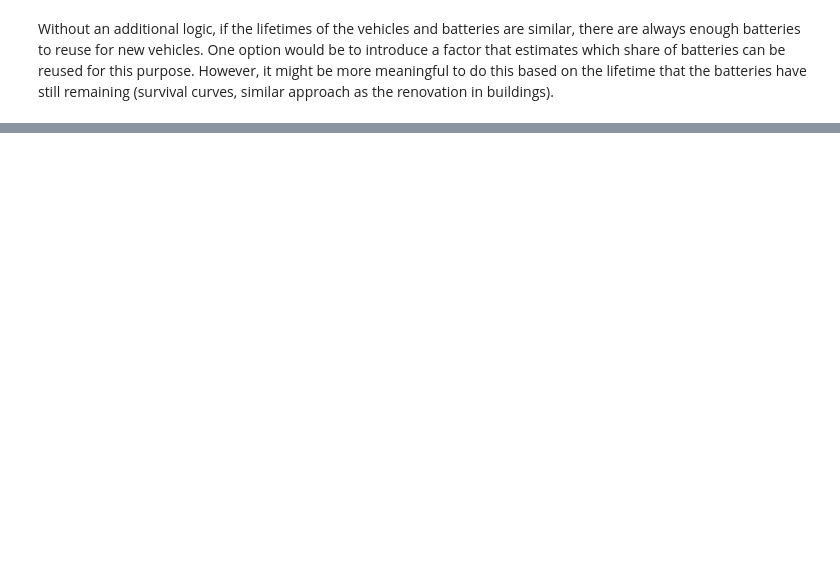
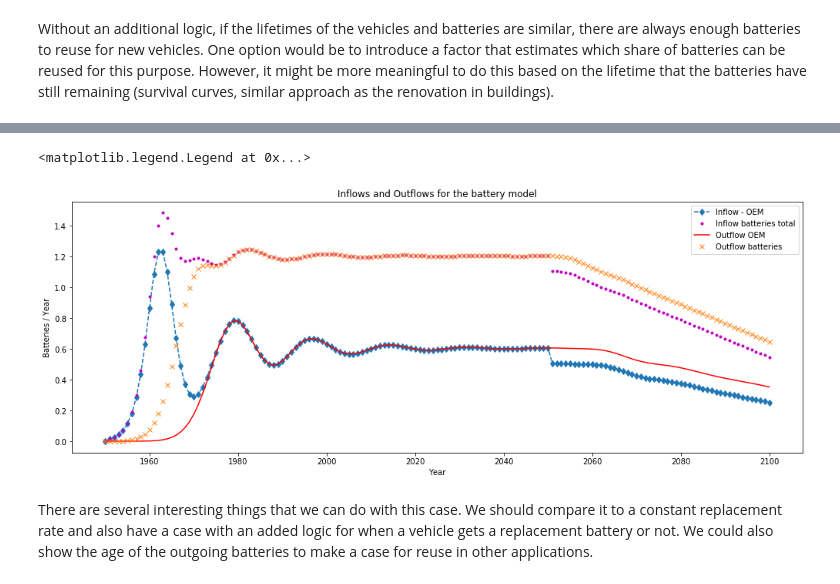
Before and after one commit to fernaag/product_component_model, a Jupyter notebook: generic_model.ipynb, the cells around one changed output, grey strips where cells are left out. Drawn from its saved outputs; the diff is of its cells as text; code cells hidden in the pictures; blank space fills up the shorter version.

Commit message:
Added case 4 and 5

```diff
--- a/generic_model.ipynb
+++ b/generic_model.ipynb
@@ -323,0 +372,17 @@ Without an additional logic, if the lifetimes of the vehicles and batteries are
+# %%
+# Inflows and Outflows for the battery model
+plt.figure(figsize=(17, 6))
+plt.plot(time, inflows_cars_5, 'd--', label='Inflow - OEM')
+plt.plot(time, [AM + OEM for (AM, OEM) in zip(inflows_AM_battery_5, inflows_cars_5)], 'm.', label='Inflow batteries total')
+# inflows_AM_rate Shows what would be the inflows of batteries if calculated from a constant replacement rate
+plt.plot(time, outflows_cars_5,'r', label='Outflow OEM')
+plt.plot(time, outflows_batteries_5,'x', label='Outflow batteries')
+plt.title('Inflows and Outflows for the battery model')
+plt.xlabel('Year')
+plt.ylabel('Batteries / Year')
+plt.legend(loc='best')
+# %% [output]
+<matplotlib.legend.Legend at 0x...>
+[figure, added]
+# %% [markdown]
+There are several interesting things that we can do with this case. We should compare it to a constant replacement rate and also have a case with an added logic for when a vehicle gets a replacement battery or not. We could also show the age of the outgoing batteries to make a case for reuse in other applications.
```
Also changed, not shown: parts of 3 cells of this notebook.
